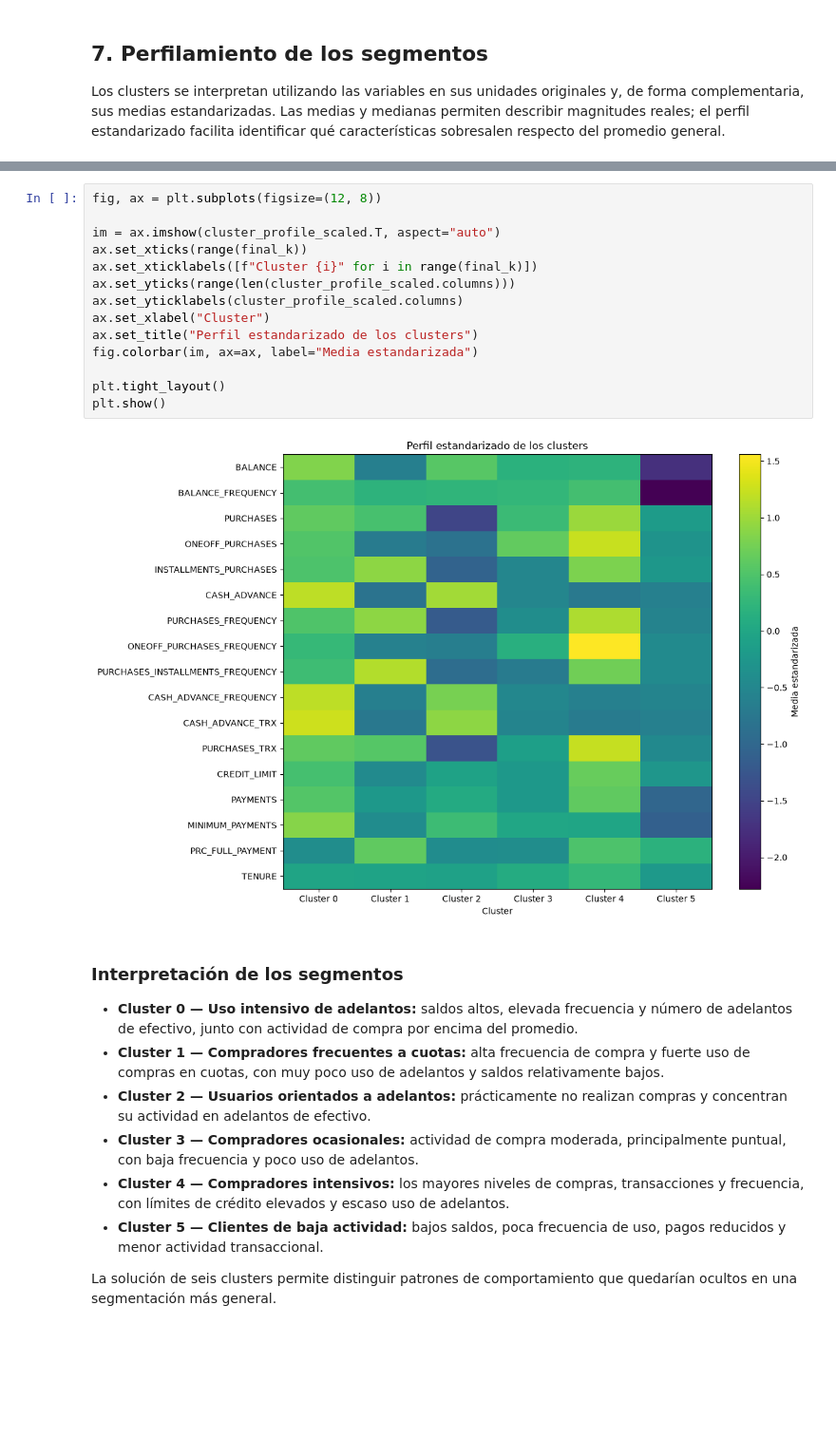
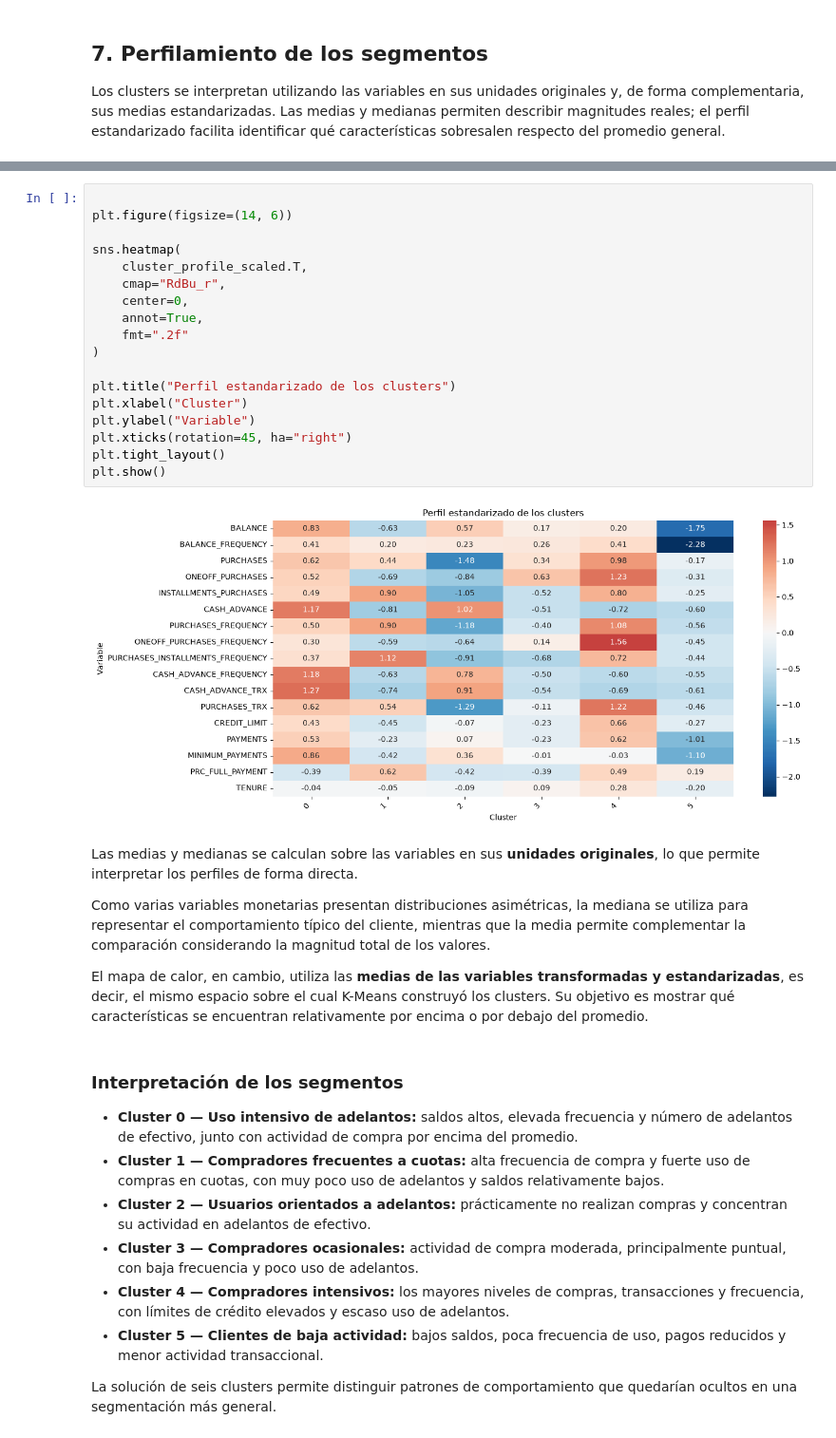
Before and after one commit to gonzalobello77/customer-segmentation, a Jupyter notebook: notebooks/02_segmentation_modeling.ipynb, the cells around one changed output, grey strips where cells are left out. Shown at 95% size. Drawn from its saved outputs; the diff is of its cells as text; blank space fills up the shorter version.

```diff
--- a/notebooks/02_segmentation_modeling.ipynb
+++ b/notebooks/02_segmentation_modeling.ipynb
@@ -409,22 +458,39 @@ cluster_profile_scaled
 | 3 | 0.17 | 0.26 | 0.34 | 0.63 | -0.52 | -0.51 | ... |
 | 4 | 0.20 | 0.41 | 0.98 | 1.23 | 0.80 | -0.72 | ... |
 | 5 | -1.75 | -2.28 | -0.17 | -0.31 | -0.25 | -0.60 | ... |
-# %%
-fig, ax = plt.subplots(figsize=(12, 8))
-
-im = ax.imshow(cluster_profile_scaled.T, aspect="auto")
-ax.set_xticks(range(final_k))
-ax.set_xticklabels([f"Cluster {i}" for i in range(final_k)])
-ax.set_yticks(range(len(cluster_profile_scaled.columns)))
-ax.set_yticklabels(cluster_profile_scaled.columns)
-ax.set_xlabel("Cluster")
-ax.set_title("Perfil estandarizado de los clusters")
-fig.colorbar(im, ax=ax, label="Media estandarizada")
-
-plt.tight_layout()
-plt.show()
-# %% [output]
-[figure, removed]
+# %%
+
+plt.figure(figsize=(14, 6))
+
+sns.heatmap(
+    cluster_profile_scaled.T,
+    cmap="RdBu_r",
+    center=0,
+    annot=True,
+    fmt=".2f"
+)
+
+plt.title("Perfil estandarizado de los clusters")
+plt.xlabel("Cluster")
+plt.ylabel("Variable")
+plt.xticks(rotation=45, ha="right")
+plt.tight_layout()
+plt.show()
+# %% [output]
+[figure, added]
+# %% [markdown]
+Las medias y medianas se calculan sobre las variables en sus **unidades
+originales**, lo que permite interpretar los perfiles de forma directa.
+
+Como varias variables monetarias presentan distribuciones asimétricas, la
+mediana se utiliza para representar el comportamiento típico del cliente,
+mientras que la media permite complementar la comparación considerando la
+magnitud total de los valores.
+
+El mapa de calor, en cambio, utiliza las **medias de las variables transformadas
+y estandarizadas**, es decir, el mismo espacio sobre el cual K-Means construyó
+los clusters. Su objetivo es mostrar qué características se encuentran
+relativamente por encima o por debajo del promedio.
 # %% [markdown]
 ### Interpretación de los segmentos
 
```
Also changed, not shown: parts of 8 cells of this notebook, 4 other files.
